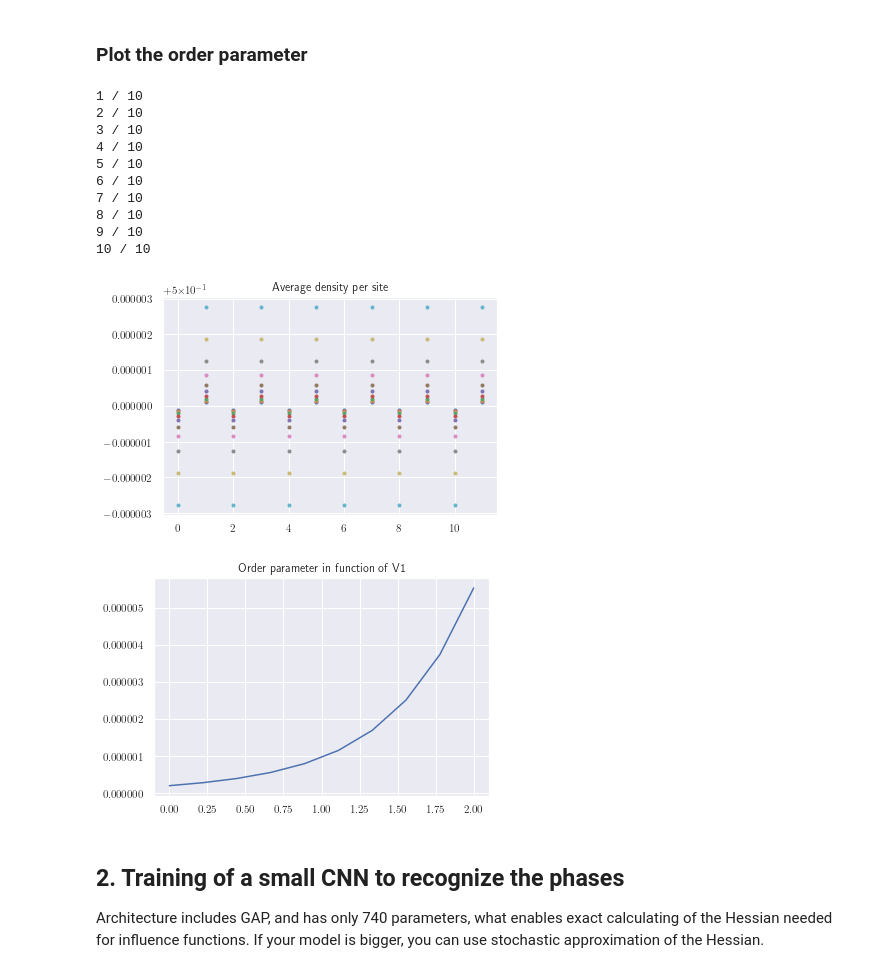
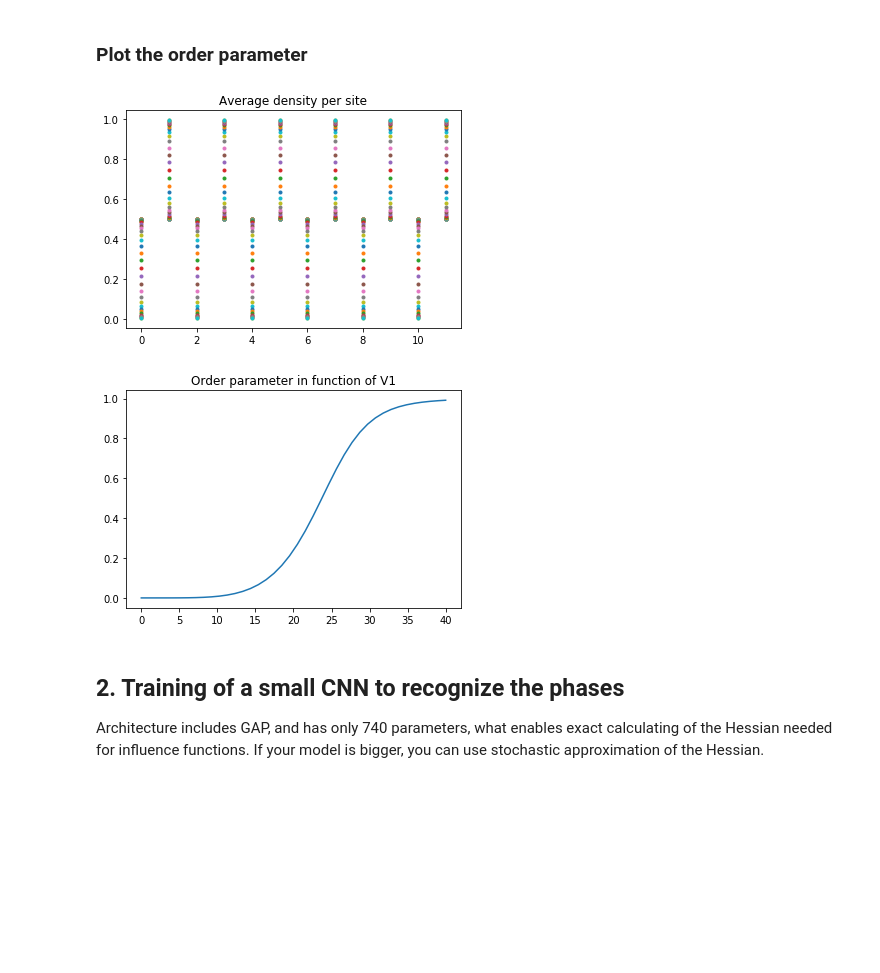
Before and after one commit to Shmoo137/Interpretable-Phase-Classification, a Jupyter notebook: Influence_Functions_LL-CDW/Reproduce_Fig2.ipynb, the cells around one changed output. Saved outputs shown, nothing was run; the diff lists cells and outputs as text; code cells hidden in the pictures; blank space fills up the shorter version.

```diff
--- a/Influence_Functions_LL-CDW/Reproduce_Fig2.ipynb
+++ b/Influence_Functions_LL-CDW/Reproduce_Fig2.ipynb
@@ -152,50 +161,40 @@ filename = 'ED_size12_fig2_test.csv'
 J = 1.0 # hopping
 L = 12 # system size
 N = L//2 # half-filling
 
 h1 = 1e-7 #imposing ABABAB pattern
 
 order = []
 
 # List of V_1 values from the transition line (1), from LL to CDW-I
-V1_list = np.linspace(0, 2, 10) #np.concatenate((test0, test01, test1))
+V1_list = np.linspace(0, 40, 40) #np.concatenate((test0, test01, test1))
 
-iterator = 0
-for V1 in V1_list:
-    iterator += 1
-    print("{} / {}".format(iterator, len(V1_list)))
+for i in trange (len(V1_list), desc='Calculating order param for different V1'):
+
+    V1 = V1_list[i]
+    #print("{} / {}".format(iterator, len(V1_list)))
     E, vec = calc_GS_energy(J, V1, 0, L, N, h1, 0, 0, method='full')
     eigenvector = vec[:,0]
 
     # Fixing the gauge - sign of the wavefunction is an irrelevant information
     if eigenvector[0] < 0:
         eigenvector = eigenvector*(-1)
 
     op, dens = CDW_order_parameter(eigenvector, L, N, neighbour=1)
 
     order.append(op)
     plt.plot(abs(np.array(dens)), '.')
     plt.title("Average density per site")
 
 plt.show()
 #save_to_file(order, 'order_' + filename + '.txt', './datasets')
 
 plt.plot(V1_list, order)
 plt.title("Order parameter in function of V1")
 plt.show()
 # %% [output]
-1 / 10
-2 / 10
-3 / 10
-4 / 10
-5 / 10
-6 / 10
-7 / 10
-8 / 10
-9 / 10
-10 / 10
-[figure, old version]
+[figure, new version]
-[figure, old version]
+[figure, new version]
 # %% [markdown]
 ## 2. Training of a small CNN to recognize the phases
 
```
Also changed, not shown: parts of 12 cells of this notebook, 2 other files.
